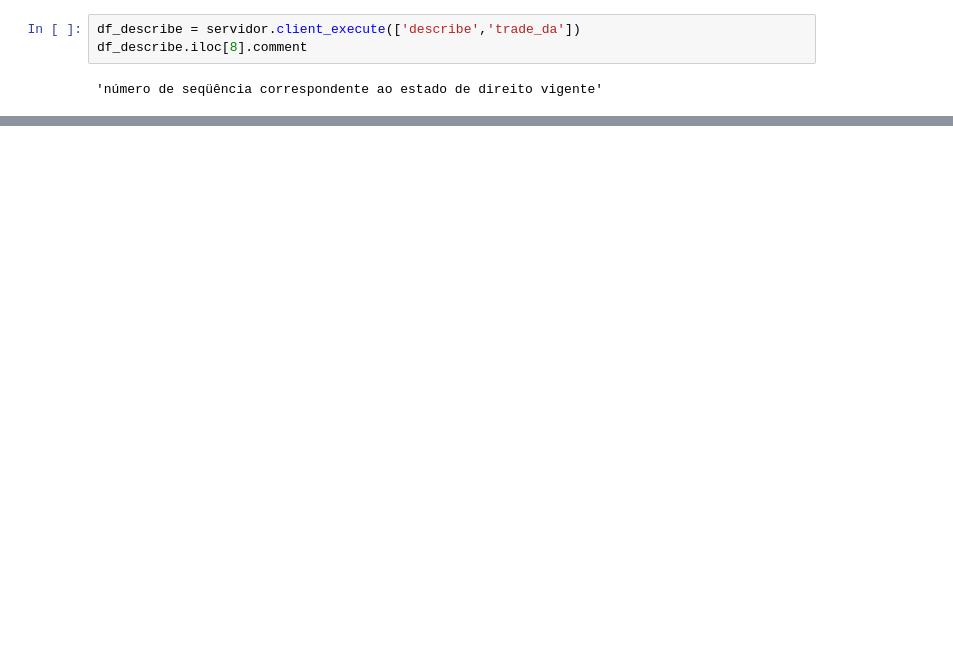
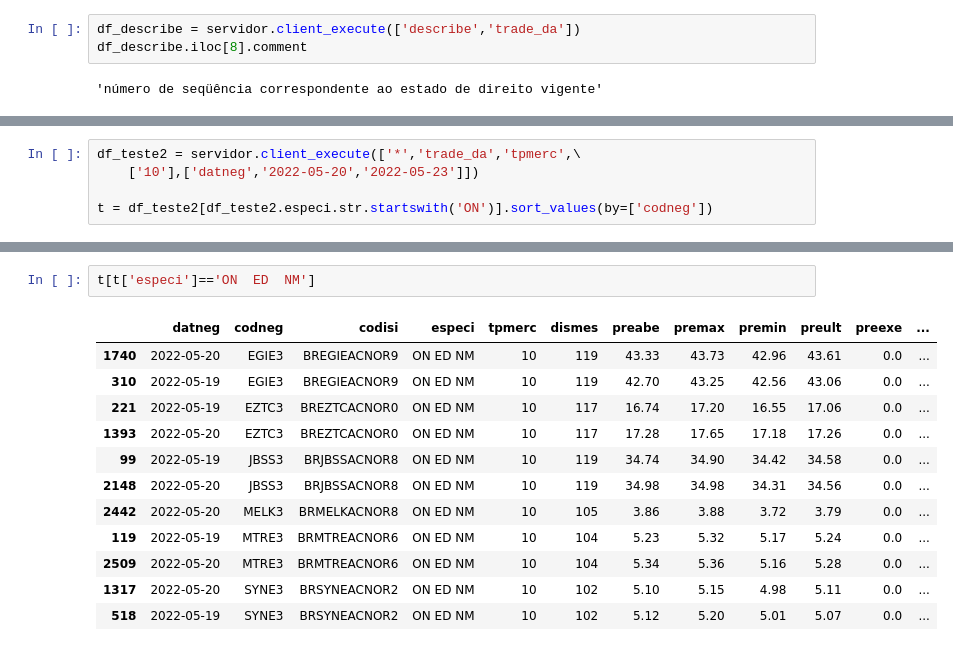
Before and after one commit to crdcj/MagicFormula, a Jupyter notebook: examples/capm_test.ipynb, the cells around one changed output, grey strips where cells are left out. Drawn from its saved outputs; the diff is of its cells as text; blank space fills up the shorter version.

```diff
--- a/examples/capm_test.ipynb
+++ b/examples/capm_test.ipynb
@@ -65,0 +70,5 @@ servidor.client_execute([\
+# %%
+df_teste2 = servidor.client_execute(['*','trade_da','tpmerc',\
+    ['10'],['datneg','2022-05-20','2022-05-23']])
+
+t = df_teste2[df_teste2.especi.str.startswith('ON')].sort_values(by=['codneg'])
@@ -65,0 +91,15 @@ servidor.client_execute([\
+# %%
+t[t['especi']=='ON  ED  NM']
+# %% [output]
+|  | datneg | codneg | codisi | especi | tpmerc | dismes | preabe | premax | premin | preult | preexe | ... |
+| 1740 | 2022-05-20 | EGIE3 | BREGIEACNOR9 | ON ED NM | 10 | 119 | 43.33 | 43.73 | 42.96 | 43.61 | 0.0 | ... |
+| 310 | 2022-05-19 | EGIE3 | BREGIEACNOR9 | ON ED NM | 10 | 119 | 42.70 | 43.25 | 42.56 | 43.06 | 0.0 | ... |
+| 221 | 2022-05-19 | EZTC3 | BREZTCACNOR0 | ON ED NM | 10 | 117 | 16.74 | 17.20 | 16.55 | 17.06 | 0.0 | ... |
+| 1393 | 2022-05-20 | EZTC3 | BREZTCACNOR0 | ON ED NM | 10 | 117 | 17.28 | 17.65 | 17.18 | 17.26 | 0.0 | ... |
+| 99 | 2022-05-19 | JBSS3 | BRJBSSACNOR8 | ON ED NM | 10 | 119 | 34.74 | 34.90 | 34.42 | 34.58 | 0.0 | ... |
+| 2148 | 2022-05-20 | JBSS3 | BRJBSSACNOR8 | ON ED NM | 10 | 119 | 34.98 | 34.98 | 34.31 | 34.56 | 0.0 | ... |
+| 2442 | 2022-05-20 | MELK3 | BRMELKACNOR8 | ON ED NM | 10 | 105 | 3.86 | 3.88 | 3.72 | 3.79 | 0.0 | ... |
+| 119 | 2022-05-19 | MTRE3 | BRMTREACNOR6 | ON ED NM | 10 | 104 | 5.23 | 5.32 | 5.17 | 5.24 | 0.0 | ... |
+| 2509 | 2022-05-20 | MTRE3 | BRMTREACNOR6 | ON ED NM | 10 | 104 | 5.34 | 5.36 | 5.16 | 5.28 | 0.0 | ... |
+| 1317 | 2022-05-20 | SYNE3 | BRSYNEACNOR2 | ON ED NM | 10 | 102 | 5.10 | 5.15 | 4.98 | 5.11 | 0.0 | ... |
+| 518 | 2022-05-19 | SYNE3 | BRSYNEACNOR2 | ON ED NM | 10 | 102 | 5.12 | 5.20 | 5.01 | 5.07 | 0.0 | ... |
```
Also changed, not shown: parts of 12 cells of this notebook, 1 other file.
